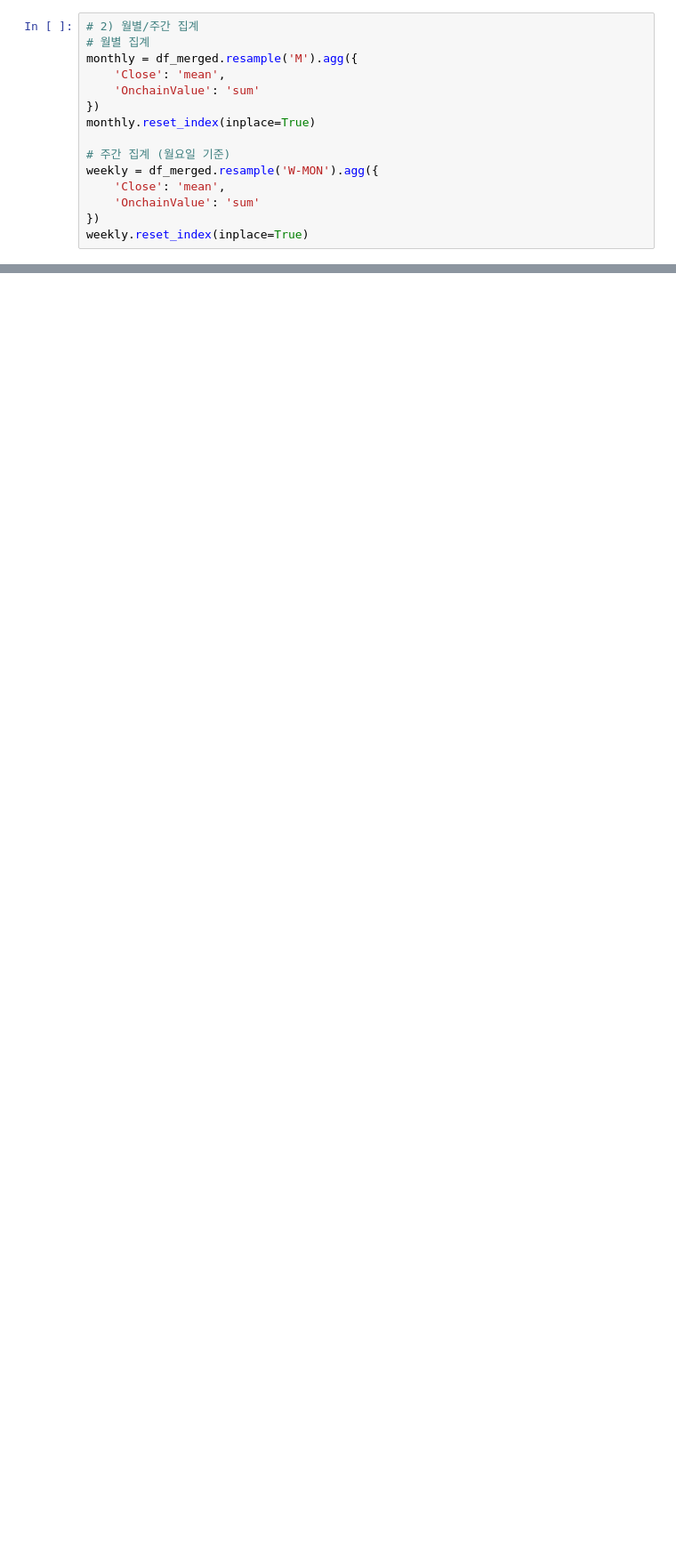
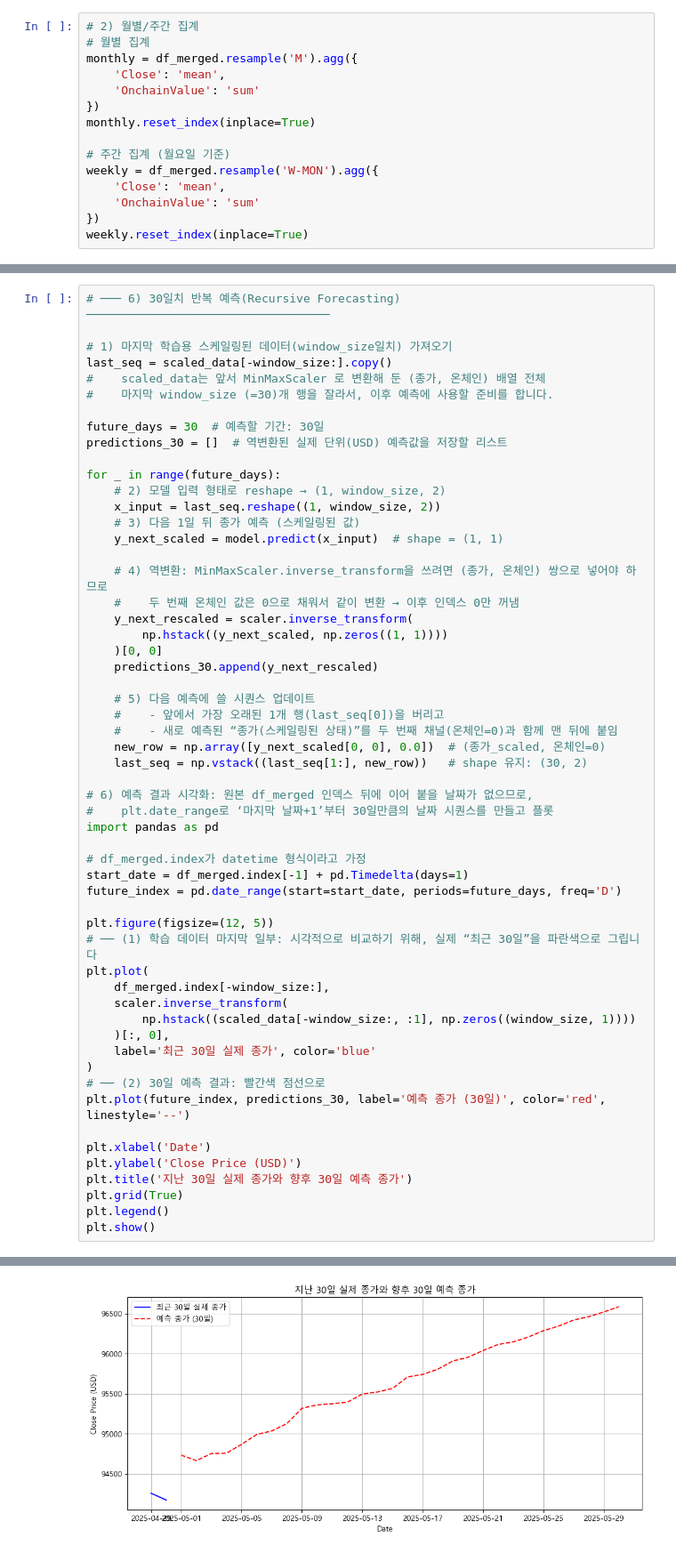
Before and after one commit to Bigdatapro-crypto/crypto, a Jupyter notebook: 차트+온체.ipynb, the cells around one changed output, grey strips where cells are left out. Shown at 89% size. Cells and saved outputs as stored; diff of their text form; blank space fills up the shorter version.

```diff
--- a/차트+온체.ipynb
+++ b/차트+온체.ipynb
@@ -340,0 +286,57 @@ print(pred_df.to_string(index=False, formatters={'PredictedOnchainValue': '{:,.0
+# %%
+# ─── 6) 30일치 반복 예측(Recursive Forecasting) ───────────────────────────────────
+
+# 1) 마지막 학습용 스케일링된 데이터(window_size일치) 가져오기
+last_seq = scaled_data[-window_size:].copy()
+#    scaled_data는 앞서 MinMaxScaler 로 변환해 둔 (종가, 온체인) 배열 전체
+#    마지막 window_size (=30)개 행을 잘라서, 이후 예측에 사용할 준비를 합니다.
+
+future_days = 30  # 예측할 기간: 30일
+predictions_30 = []  # 역변환된 실제 단위(USD) 예측값을 저장할 리스트
+
+for _ in range(future_days):
+    # 2) 모델 입력 형태로 reshape → (1, window_size, 2)
+    x_input = last_seq.reshape((1, window_size, 2))
+    # 3) 다음 1일 뒤 종가 예측 (스케일링된 값)
+    y_next_scaled = model.predict(x_input)  # shape = (1, 1)
+
+    # 4) 역변환: MinMaxScaler.inverse_transform을 쓰려면 (종가, 온체인) 쌍으로 넣어야 하므로
+    #    두 번째 온체인 값은 0으로 채워서 같이 변환 → 이후 인덱스 0만 꺼냄
+    y_next_rescaled = scaler.inverse_transform(
+        np.hstack((y_next_scaled, np.zeros((1, 1))))
+    )[0, 0]
+    predictions_30.append(y_next_rescaled)
+
+    # 5) 다음 예측에 쓸 시퀀스 업데이트
+    #    - 앞에서 가장 오래된 1개 행(last_seq[0])을 버리고
+    #    - 새로 예측된 “종가(스케일링된 상태)”를 두 번째 채널(온체인=0)과 함께 맨 뒤에 붙임
+    new_row = np.array([y_next_scaled[0, 0], 0.0])  # (종가_scaled, 온체인=0)
+    last_seq = np.vstack((last_seq[1:], new_row))   # shape 유지: (30, 2)
+
+# 6) 예측 결과 시각화: 원본 df_merged 인덱스 뒤에 이어 붙을 날짜가 없으므로,
+#    plt.date_range로 ‘마지막 날짜+1’부터 30일만큼의 날짜 시퀀스를 만들고 플롯
+import pandas as pd
+
+# df_merged.index가 datetime 형식이라고 가정
+start_date = df_merged.index[-1] + pd.Timedelta(days=1)
+future_index = pd.date_range(start=start_date, periods=future_days, freq='D')
+
+plt.figure(figsize=(12, 5))
+# ── (1) 학습 데이터 마지막 일부: 시각적으로 비교하기 위해, 실제 “최근 30일”을 파란색으로 그립니다
+plt.plot(
+    df_merged.index[-window_size:],
+    scaler.inverse_transform(
+        np.hstack((scaled_data[-window_size:, :1], np.zeros((window_size, 1))))
+    )[:, 0],
+    label='최근 30일 실제 종가', color='blue'
+)
+# ── (2) 30일 예측 결과: 빨간색 점선으로
+plt.plot(future_index, predictions_30, label='예측 종가 (30일)', color='red', linestyle='--')
+
+plt.xlabel('Date')
+plt.ylabel('Close Price (USD)')
+plt.title('지난 30일 실제 종가와 향후 30일 예측 종가')
+plt.grid(True)
+plt.legend()
+plt.show()
+# %% [output]
@@ -341,3 +360,4 @@ print(pred_df.to_string(index=False, formatters={'PredictedOnchainValue': '{:,.0
+[figure, added]
 # %%
 import pandas as pd
 import numpy as np
```
Also changed, not shown: parts of 18 cells of this notebook, 7 other files.
